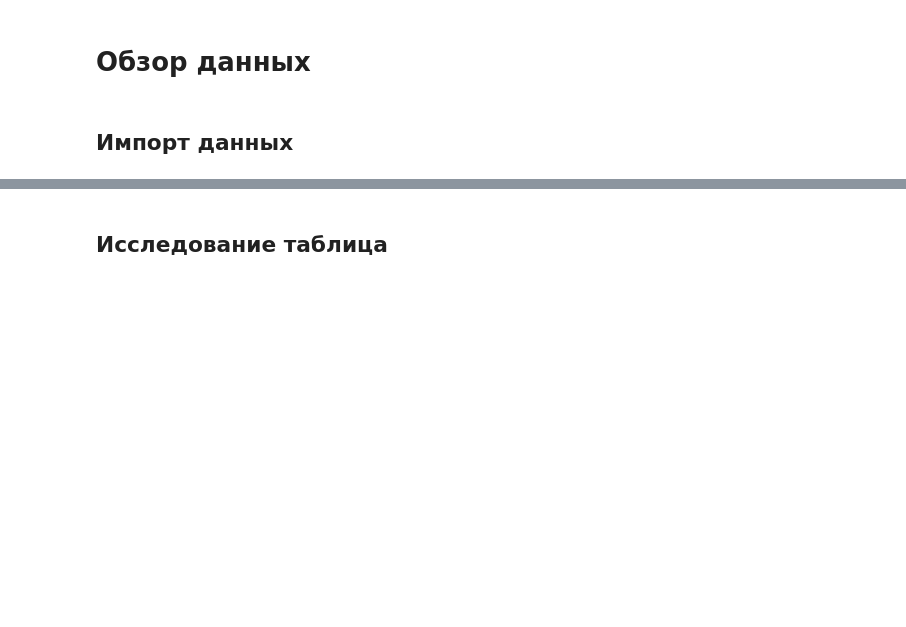
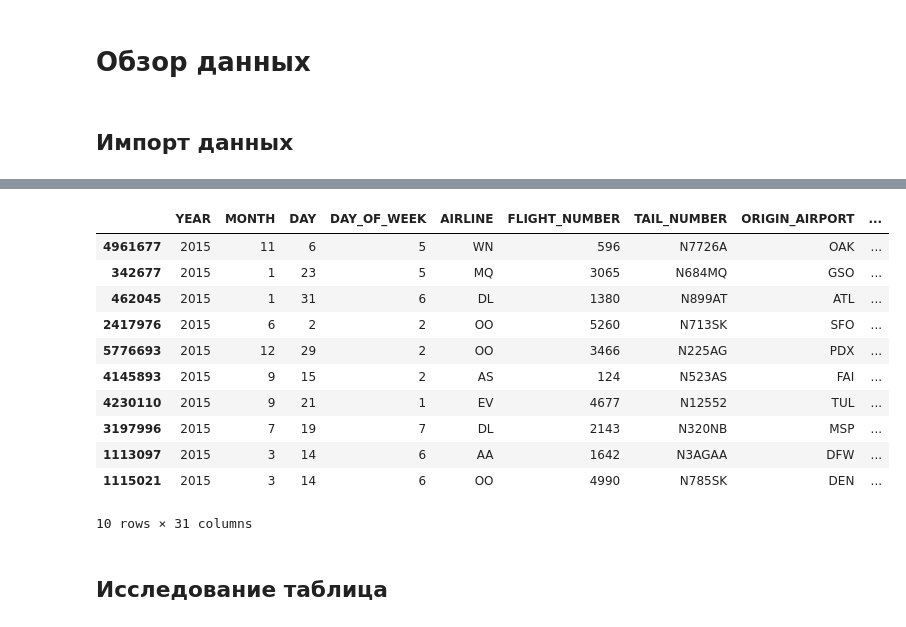
Before and after one commit to FomichevVA/Education_Reboot_DA_graduation_project, a Jupyter notebook: GradProject_FlightDelay2015.ipynb, the cells around one changed output, grey strips where cells are left out. Saved outputs shown, nothing was run; the diff lists cells and outputs as text; code cells hidden in the pictures; blank space fills up the shorter version.

```diff
--- a/GradProject_FlightDelay2015.ipynb
+++ b/GradProject_FlightDelay2015.ipynb
@@ -60,4 +67,19 @@ memory usage: 455.6 MB
 None
+# %%
+fl_pd.sample(10)
+# %% [output]
+|  | YEAR | MONTH | DAY | DAY_OF_WEEK | AIRLINE | FLIGHT_NUMBER | TAIL_NUMBER | ORIGIN_AIRPORT | ... |
+| 4961677 | 2015 | 11 | 6 | 5 | WN | 596 | N7726A | OAK | ... |
+| 342677 | 2015 | 1 | 23 | 5 | MQ | 3065 | N684MQ | GSO | ... |
+| 462045 | 2015 | 1 | 31 | 6 | DL | 1380 | N899AT | ATL | ... |
+| 2417976 | 2015 | 6 | 2 | 2 | OO | 5260 | N713SK | SFO | ... |
+| 5776693 | 2015 | 12 | 29 | 2 | OO | 3466 | N225AG | PDX | ... |
+| 4145893 | 2015 | 9 | 15 | 2 | AS | 124 | N523AS | FAI | ... |
+| 4230110 | 2015 | 9 | 21 | 1 | EV | 4677 | N12552 | TUL | ... |
+| 3197996 | 2015 | 7 | 19 | 7 | DL | 2143 | N320NB | MSP | ... |
+| 1113097 | 2015 | 3 | 14 | 6 | AA | 1642 | N3AGAA | DFW | ... |
+| 1115021 | 2015 | 3 | 14 | 6 | OO | 4990 | N785SK | DEN | ... |
+10 rows × 31 columns
 # %% [markdown]
 ## Исследование таблица
 # %%
```
Also changed, not shown: parts of 69 cells of this notebook.
